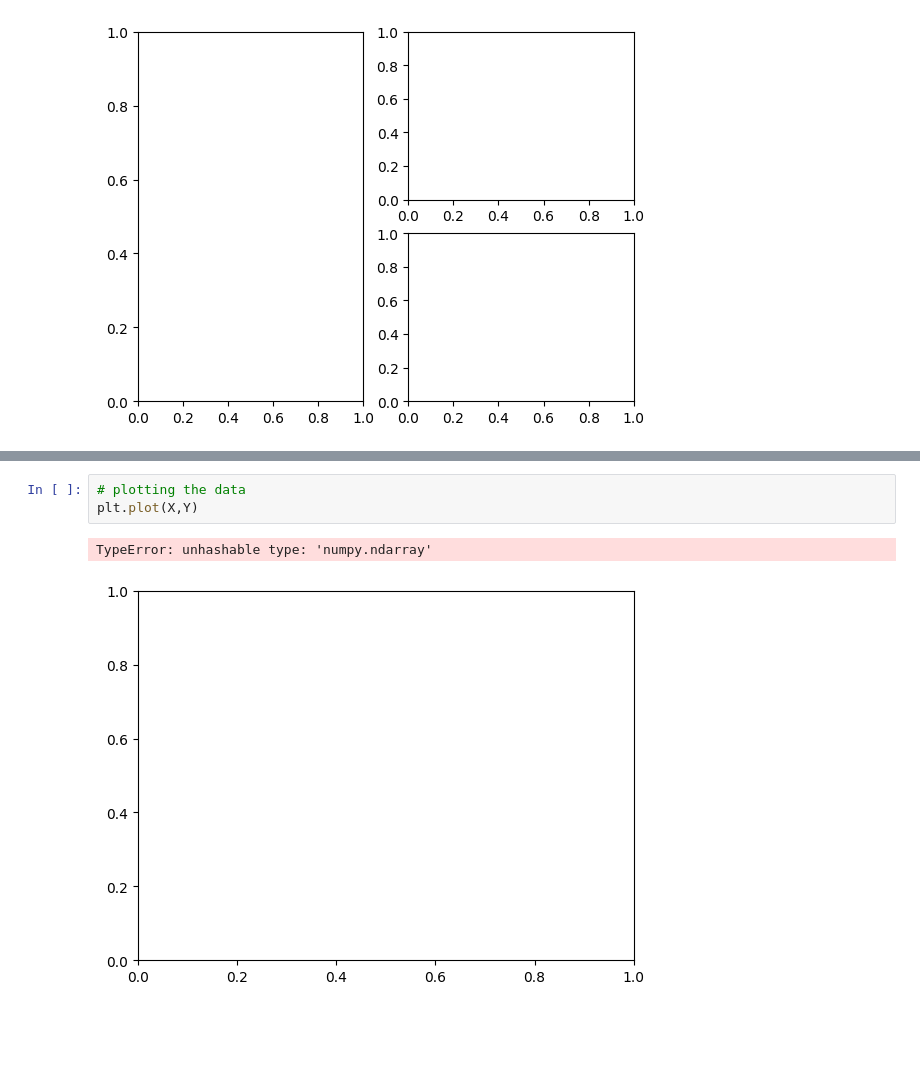
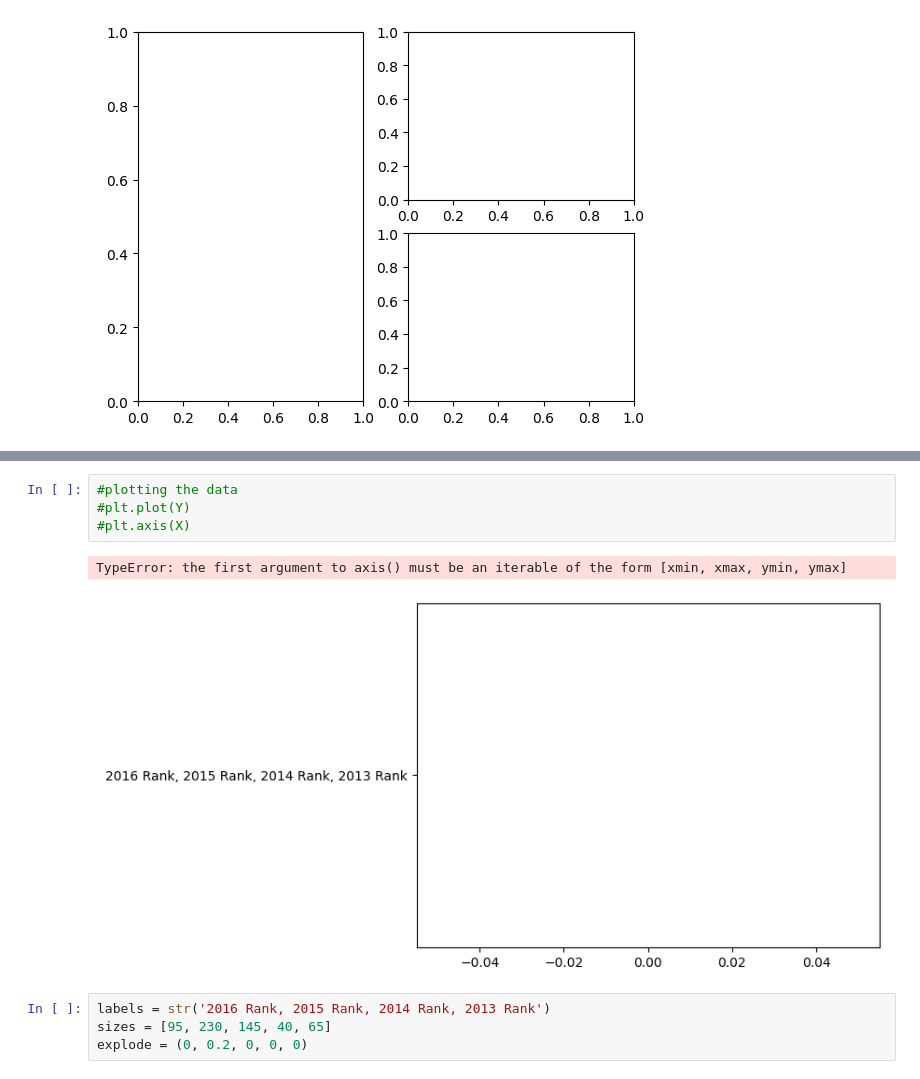
Before and after one commit to Rl5cott/Final_Project, a Jupyter notebook: Popular_dogs.ipynb, the cells around one changed output, grey strips where cells are left out. Drawn from its saved outputs; the diff is of its cells as text; blank space fills up the shorter version.

Commit message:
committing 3rd visual

```diff
--- a/Popular_dogs.ipynb
+++ b/Popular_dogs.ipynb
@@ -133,6 +126,11 @@ ValueError: setting an array element with a sequence. The requested array has an
 # %%
-# plotting the data
-plt.plot(X,Y)
+#plotting the data
+#plt.plot(Y)
+#plt.axis(X)
 # %% [output]
-TypeError: unhashable type: 'numpy.ndarray'
+TypeError: the first argument to axis() must be an iterable of the form [xmin, xmax, ymin, ymax]
-[figure, old version]
+[figure, new version]
+# %%
+labels = str('2016 Rank, 2015 Rank, 2014 Rank, 2013 Rank')
+sizes = [95, 230, 145, 40, 65]
+explode = (0, 0.2, 0, 0, 0)
```
Also changed, not shown: parts of 3 cells of this notebook.
